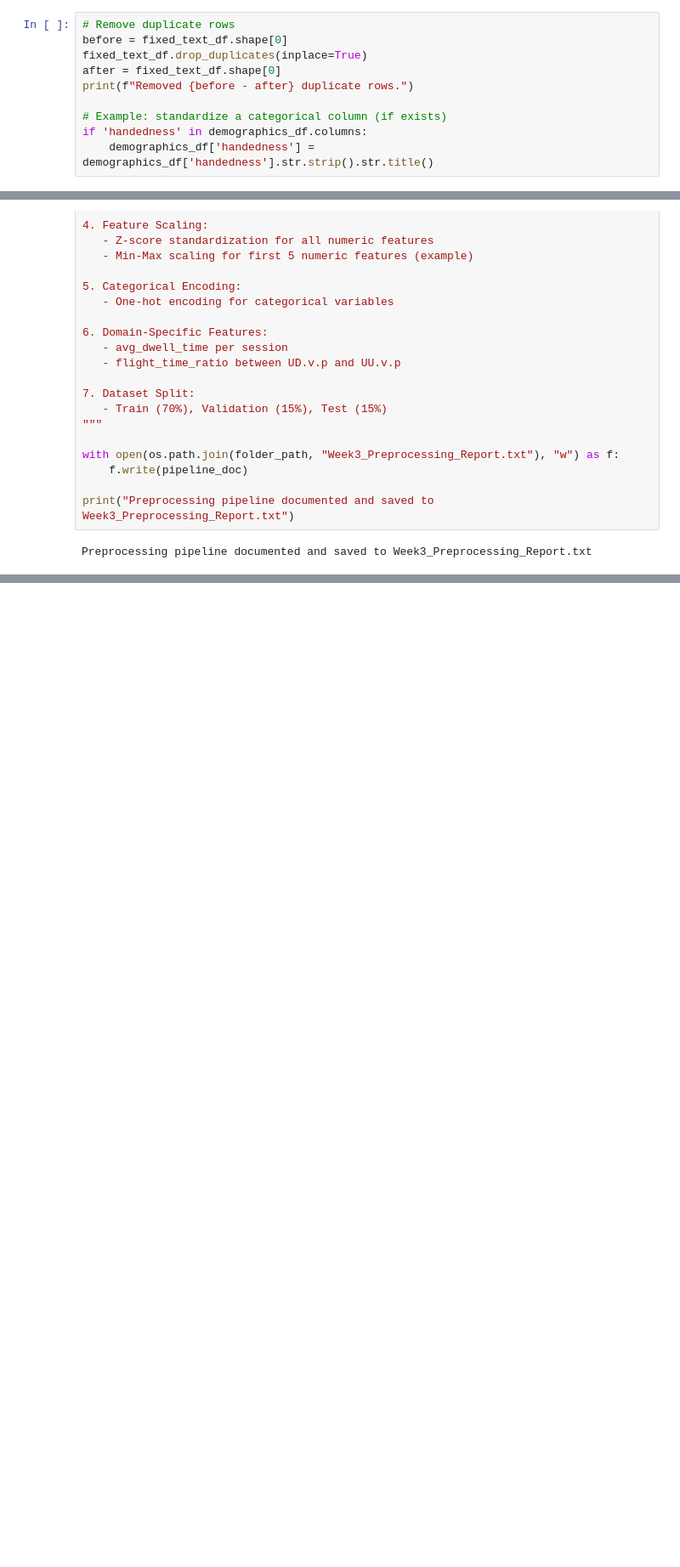
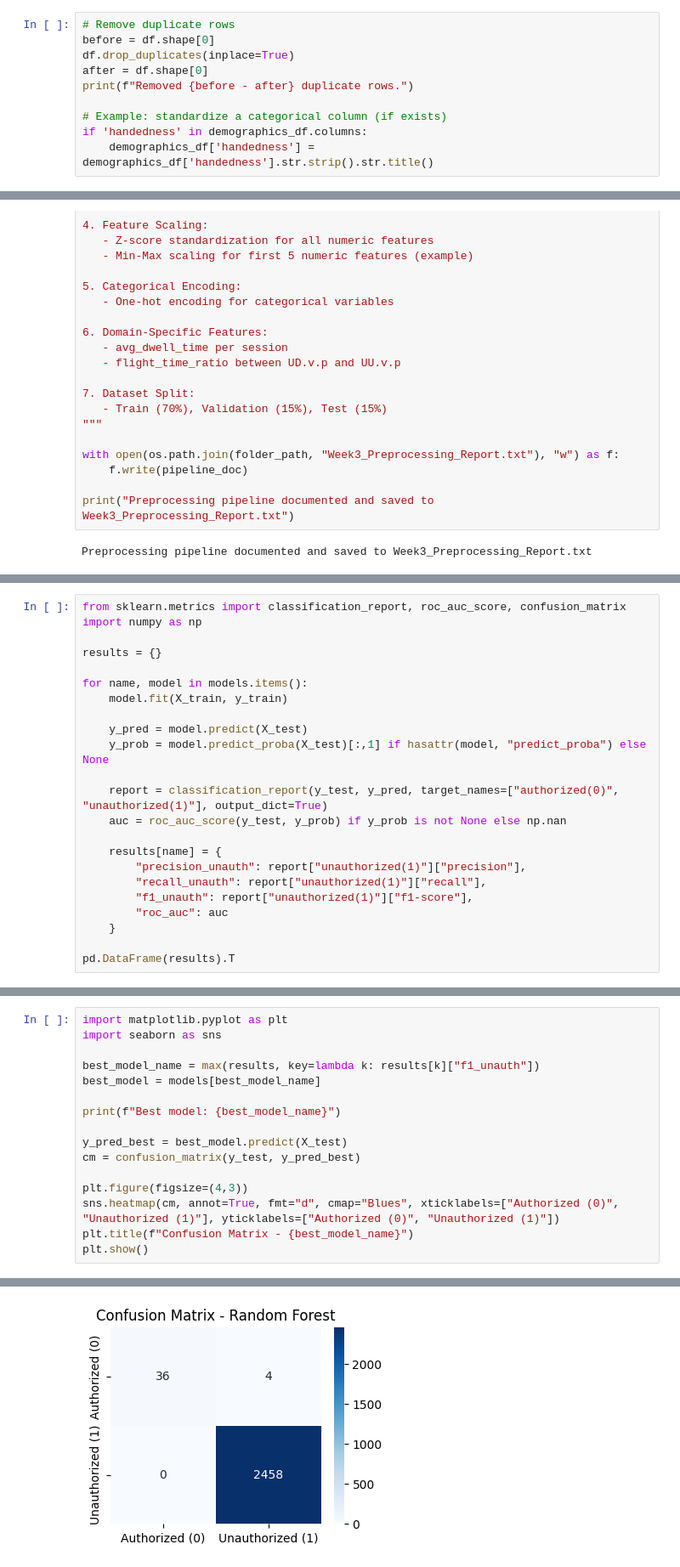
Before and after one commit to sujanpmonger-lab/Keystroke-Dynamics, a Jupyter notebook: Keystroke_Dynamics.ipynb, the cells around one changed output, grey strips where cells are left out. Shown at 85% size. Drawn from its saved outputs; the diff is of its cells as text; blank space fills up the shorter version.

```diff
--- a/Keystroke_Dynamics.ipynb
+++ b/Keystroke_Dynamics.ipynb
@@ -329,8 +329,8 @@ Remove Duplicates & Fix Inconsistencies
 # %%
 # Remove duplicate rows
-before = fixed_text_df.shape[0]
-fixed_text_df.drop_duplicates(inplace=True)
-after = fixed_text_df.shape[0]
+before = df.shape[0]
+df.drop_duplicates(inplace=True)
+after = df.shape[0]
 print(f"Removed {before - after} duplicate rows.")
 
 # Example: standardize a categorical column (if exists)
@@ -1089,0 +900,23 @@ plt.show()
+# %%
+from sklearn.metrics import classification_report, roc_auc_score, confusion_matrix
+import numpy as np
+
+results = {}
+
+for name, model in models.items():
+    model.fit(X_train, y_train)
+
+    y_pred = model.predict(X_test)
+    y_prob = model.predict_proba(X_test)[:,1] if hasattr(model, "predict_proba") else None
+
+    report = classification_report(y_test, y_pred, target_names=["authorized(0)", "unauthorized(1)"], output_dict=True)
+    auc = roc_auc_score(y_test, y_prob) if y_prob is not None else np.nan
+
+    results[name] = {
+        "precision_unauth": report["unauthorized(1)"]["precision"],
+        "recall_unauth": report["unauthorized(1)"]["recall"],
+        "f1_unauth": report["unauthorized(1)"]["f1-score"],
+        "roc_auc": auc
+    }
+
+pd.DataFrame(results).T
@@ -1089,0 +931,17 @@ plt.show()
+# %%
+import matplotlib.pyplot as plt
+import seaborn as sns
+
+best_model_name = max(results, key=lambda k: results[k]["f1_unauth"])
+best_model = models[best_model_name]
+
+print(f"Best model: {best_model_name}")
+
+y_pred_best = best_model.predict(X_test)
+cm = confusion_matrix(y_test, y_pred_best)
+
+plt.figure(figsize=(4,3))
+sns.heatmap(cm, annot=True, fmt="d", cmap="Blues", xticklabels=["Authorized (0)", "Unauthorized (1)"], yticklabels=["Authorized (0)", "Unauthorized (1)"])
+plt.title(f"Confusion Matrix - {best_model_name}")
+plt.show()
+# %% [output]
@@ -1089,0 +949 @@ plt.show()
+[figure, added]
```
Also changed, not shown: parts of 90 cells of this notebook.
